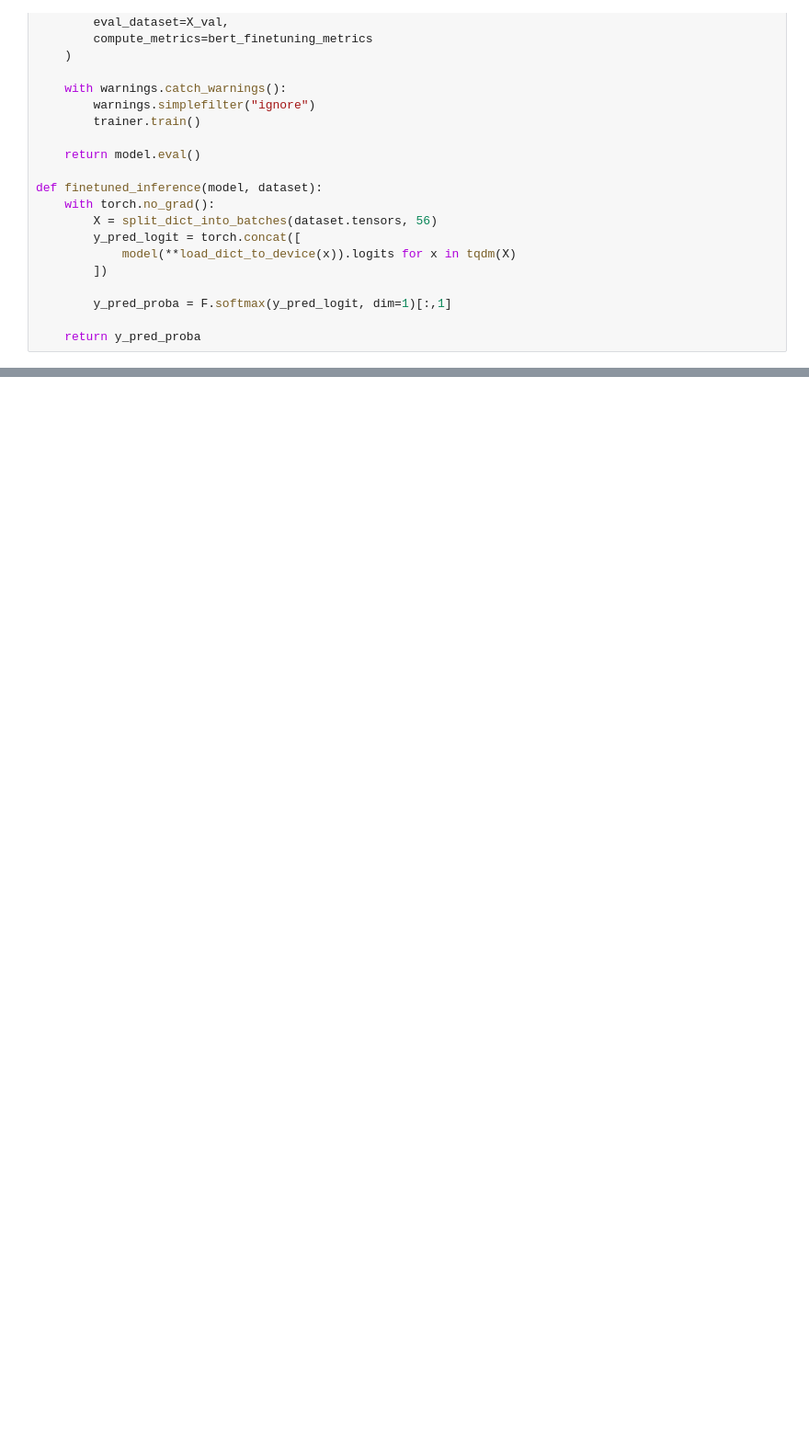
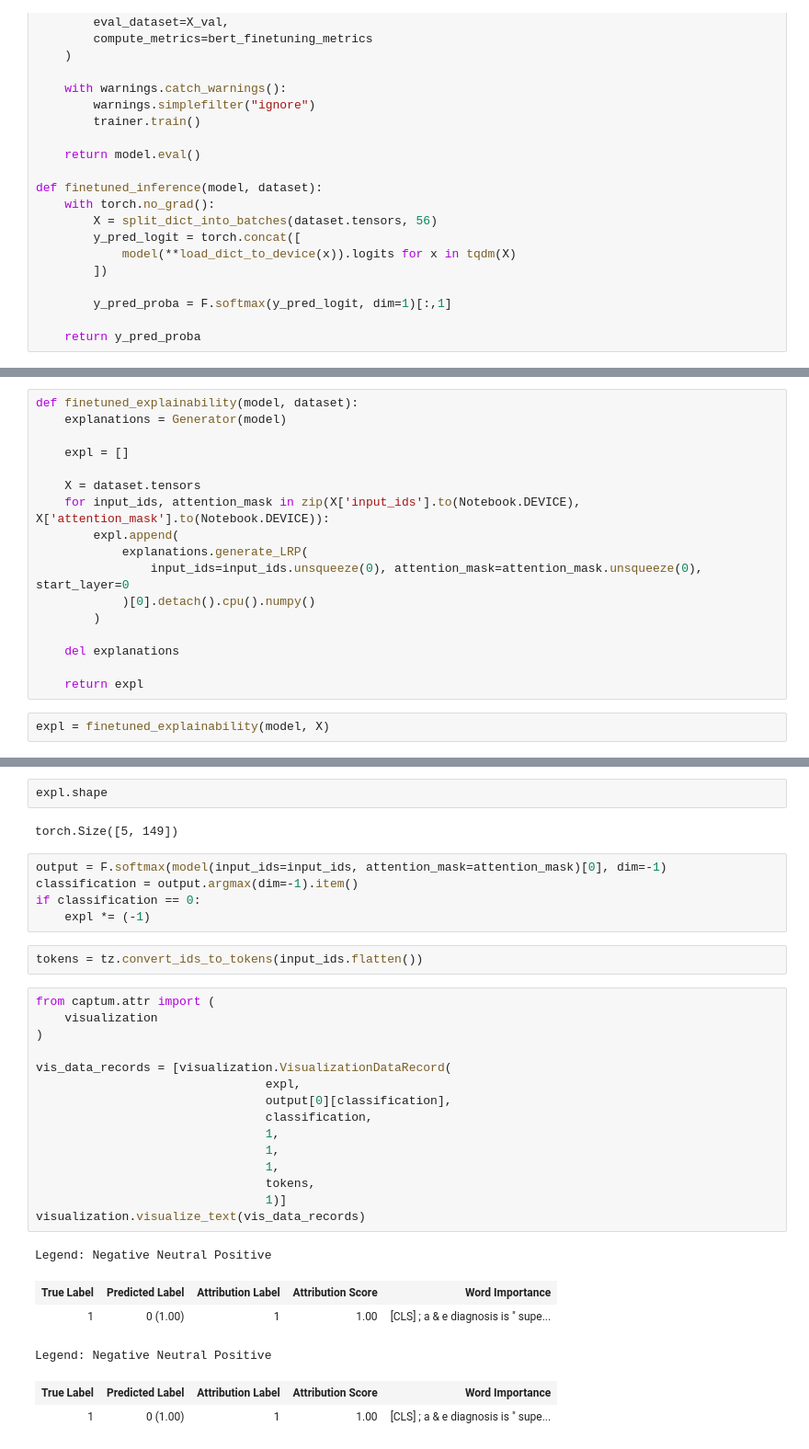
Before and after one commit to steliosbl/acute-care-pathways, a Jupyter notebook: transformers_finetuning.ipynb, the cells around one changed output, grey strips where cells are left out. Shown at 92% size. Cells and saved outputs as stored; diff of their text form; blank space fills up the shorter version.

```diff
--- a/transformers_finetuning.ipynb
+++ b/transformers_finetuning.ipynb
@@ -261,0 +303,19 @@ if __name__ == '__main__':
+# %%
+def finetuned_explainability(model, dataset):
+    explanations = Generator(model)
+
+    expl = []
+
+    X = dataset.tensors
+    for input_ids, attention_mask in zip(X['input_ids'].to(Notebook.DEVICE), X['attention_mask'].to(Notebook.DEVICE)):
+        expl.append(
+            explanations.generate_LRP(
+                input_ids=input_ids.unsqueeze(0), attention_mask=attention_mask.unsqueeze(0), start_layer=0
+            )[0].detach().cpu().numpy()
+        )
+
+    del explanations
+
+    return expl
+# %%
+expl = finetuned_explainability(model, X)
@@ -261,0 +356,33 @@ if __name__ == '__main__':
+# %%
+expl.shape
+# %% [output]
+torch.Size([5, 149])
+# %%
+output = F.softmax(model(input_ids=input_ids, attention_mask=attention_mask)[0], dim=-1)
+classification = output.argmax(dim=-1).item()
+if classification == 0:
+    expl *= (-1)
+# %%
+tokens = tz.convert_ids_to_tokens(input_ids.flatten())
+# %%
+from captum.attr import (
+    visualization
+)
+
+vis_data_records = [visualization.VisualizationDataRecord(
+                                expl,
+                                output[0][classification],
+                                classification,
+                                1,
+                                1,
+                                1,
+                                tokens,
+                                1)]
+visualization.visualize_text(vis_data_records)
+# %% [output]
+Legend: Negative Neutral Positive
+| True Label | Predicted Label | Attribution Label | Attribution Score | Word Importance |
+| 1 | 0 (1.00) | 1 | 1.00 | [CLS] ; a & e diagnosis is " supe... |
+Legend: Negative Neutral Positive
+| True Label | Predicted Label | Attribution Label | Attribution Score | Word Importance |
+| 1 | 0 (1.00) | 1 | 1.00 | [CLS] ; a & e diagnosis is " supe... |
```
Also changed, not shown: parts of 12 cells of this notebook, 11 other files.
